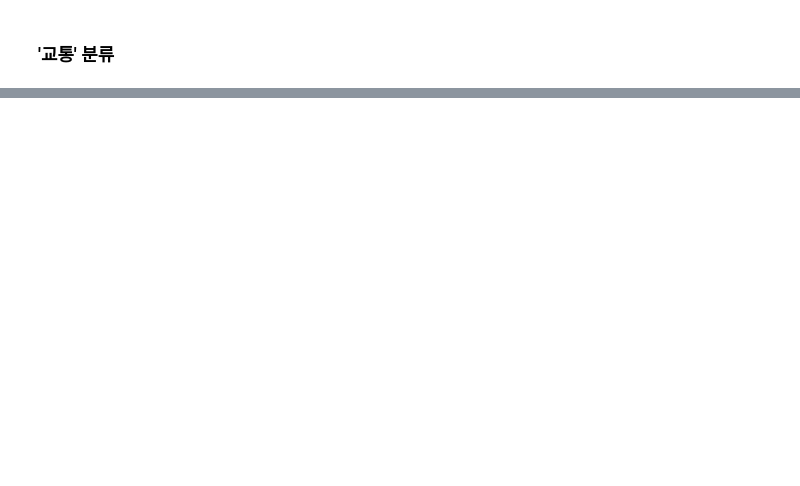
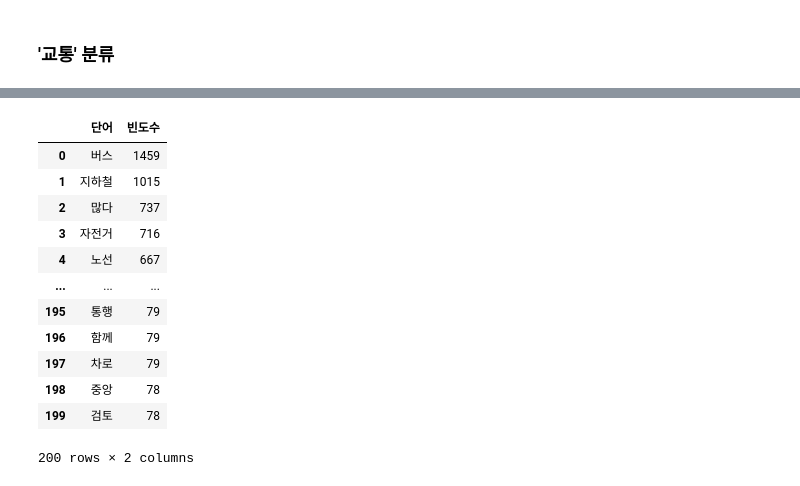
Before and after one commit to SeoulDigitalFoundation/VoiceOfSeoul_AnalysisGuide, a Jupyter notebook: 03stats.ipynb, the cells around one changed output, grey strips where cells are left out. Cells and saved outputs as stored; diff of their text form; code cells hidden in the pictures; blank space fills up the shorter version.

```diff
--- a/03stats.ipynb
+++ b/03stats.ipynb
@@ -229,0 +284,7 @@ tf_vocab_table
+# %%
+tf_vector_traffic = tf_vectorizer.fit_transform(result_df[result_df['분류']=='교통']['tokens'].astype(str))
+# %%
+tf_scores_traffic = tf_vector_traffic.toarray().sum(axis=0)
+tf_idx_traffic = np.argsort(-tf_scores_traffic)
+tf_scores_traffic = tf_scores_traffic[tf_idx_traffic]
+tf_vocab_traffic = np.array(tf_vectorizer.get_feature_names())[tf_idx_traffic]
@@ -229,0 +295,18 @@ tf_vocab_table
+# %%
+tf_vocab_traffic_table = pd.DataFrame(list(zip(tf_vocab_traffic, tf_scores_traffic))[:200])
+tf_vocab_traffic_table.columns = ['단어','빈도수']
+tf_vocab_traffic_table
+# %% [output]
+|  | 단어 | 빈도수 |
+| 0 | 버스 | 1459 |
+| 1 | 지하철 | 1015 |
+| 2 | 많다 | 737 |
+| 3 | 자전거 | 716 |
+| 4 | 노선 | 667 |
+| ... | ... | ... |
+| 195 | 통행 | 79 |
+| 196 | 함께 | 79 |
+| 197 | 차로 | 79 |
+| 198 | 중앙 | 78 |
+| 199 | 검토 | 78 |
+200 rows × 2 columns
```
Also changed, not shown: parts of 15 cells of this notebook, 3 other files.
